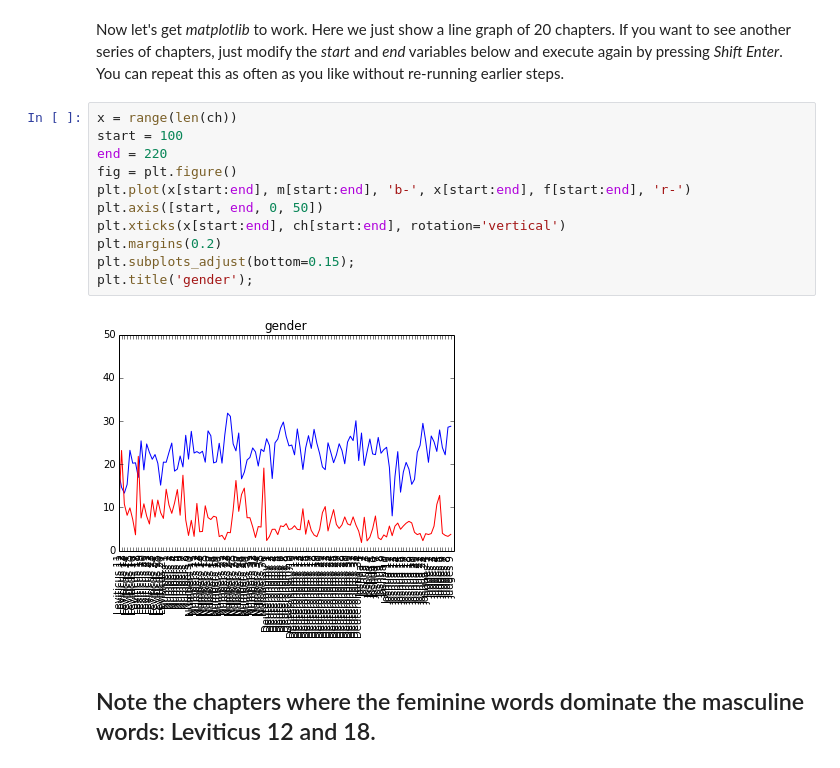
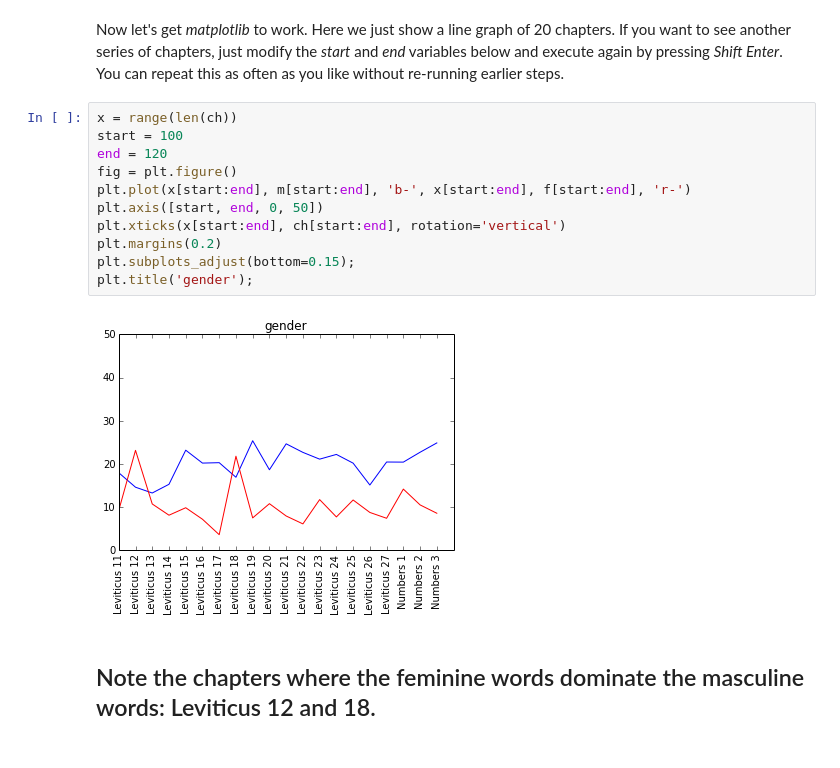
Before and after one commit to dirkroorda/laf-fabric, a Jupyter notebook: examples/gender.ipynb, the cells around one changed output. Drawn from its saved outputs; the diff is of its cells as text.

```diff
--- a/examples/gender.ipynb
+++ b/examples/gender.ipynb
@@ -372,16 +372,16 @@ You can repeat this as often as you like without re-running earlier steps.
 # %%
 x = range(len(ch))
 start = 100
-end = 220
+end = 120
 fig = plt.figure()
 plt.plot(x[start:end], m[start:end], 'b-', x[start:end], f[start:end], 'r-')
 plt.axis([start, end, 0, 50])
 plt.xticks(x[start:end], ch[start:end], rotation='vertical')
 plt.margins(0.2)
 plt.subplots_adjust(bottom=0.15);
 plt.title('gender');
 # %% [output]
-[figure, old version]
+[figure, new version]
 # %% [markdown]
 ## Note the chapters where the feminine words dominate the masculine words: Leviticus 12 and 18.
 # %% [markdown]
```
Also changed, not shown: parts of 4 cells of this notebook, 2 other files.
